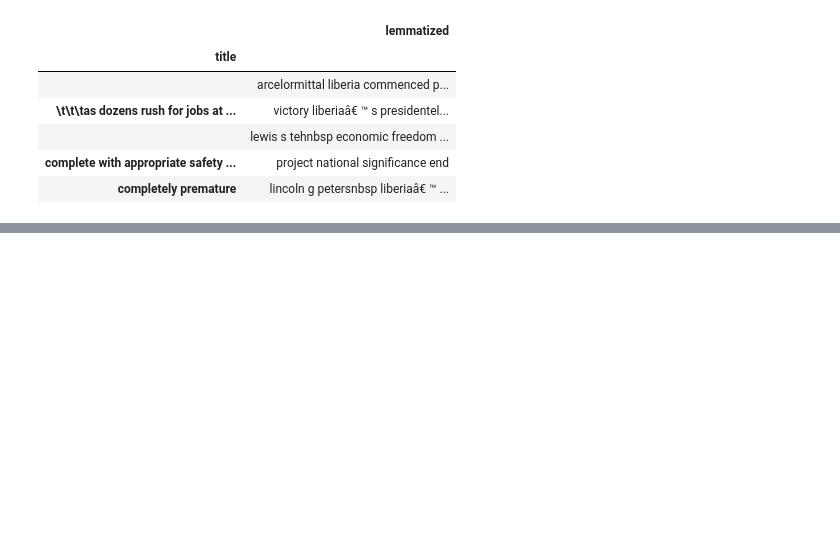
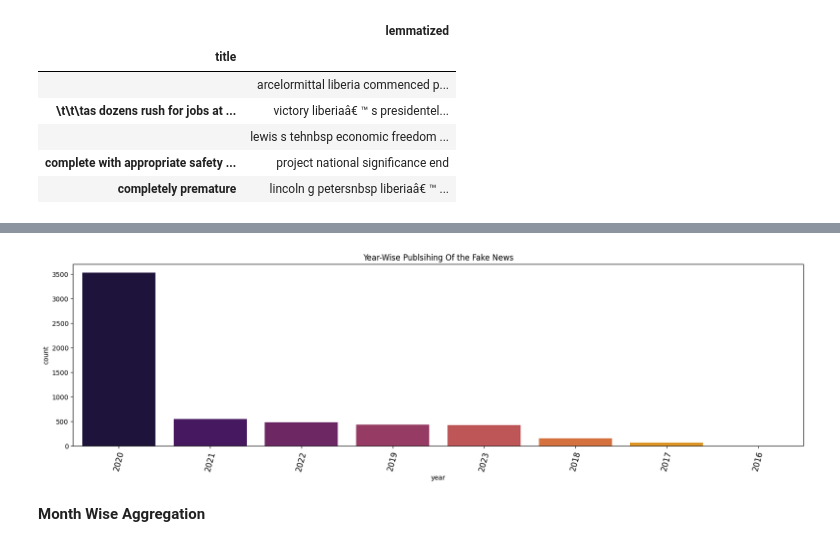
Before and after one commit to Anas436/Detecting-Fake-News-AI, a Jupyter notebook: src/tasks/task-2-exploratory-data-analysis/Full_Dataset_EDA.ipynb, the cells around one changed output, grey strips where cells are left out. Saved outputs shown, nothing was run; the diff lists cells and outputs as text; code cells hidden in the pictures; blank space fills up the shorter version.

```diff
--- a/src/tasks/task-2-exploratory-data-analysis/Full_Dataset_EDA.ipynb
+++ b/src/tasks/task-2-exploratory-data-analysis/Full_Dataset_EDA.ipynb
@@ -549,0 +562,9 @@ df_grouped.head()
+# %%
+df['date'] = pd.to_datetime(df['date'], errors='coerce')  # Convert to datetime data type
+df['day'] = df['date'].apply(lambda x: x.day if not pd.isnull(x) else np.nan)
+df['month'] = df['date'].apply(lambda x: x.month if not pd.isnull(x) else np.nan)
+df['year'] = df['date'].apply(lambda x: x.year if not pd.isnull(x) else np.nan)
+# %%
+df = df.dropna(subset=['day'])
+df = df.dropna(subset=['month'])
+df = df.dropna(subset=['year'])
@@ -549,0 +580,4 @@ df_grouped.head()
+# %%
+df['day'] = df['day'].astype('int')
+df['month'] = df['month'].astype('int')
+df['year'] = df['year'].astype('int')
@@ -549,0 +603,3 @@ df_grouped.head()
+# %%
+df_fake = df[df['Label'] == 0.0]
+df_fake.head()
@@ -549,0 +628,10 @@ df_grouped.head()
+# %%
+plt.figure(figsize = (20, 5))
+sns.countplot(x = "year", data = df_fake, order = df_fake['year'].value_counts().iloc[:12].index, palette = "inferno")
+plt.title('Year-Wise Publsihing Of the Fake News')
+plt.xticks(rotation = 75, fontsize = 12)
+plt.show()
+# %% [output]
+[figure, added]
+# %% [markdown]
+**Month Wise Aggregation**
```
Also changed, not shown: parts of 24 cells of this notebook.
